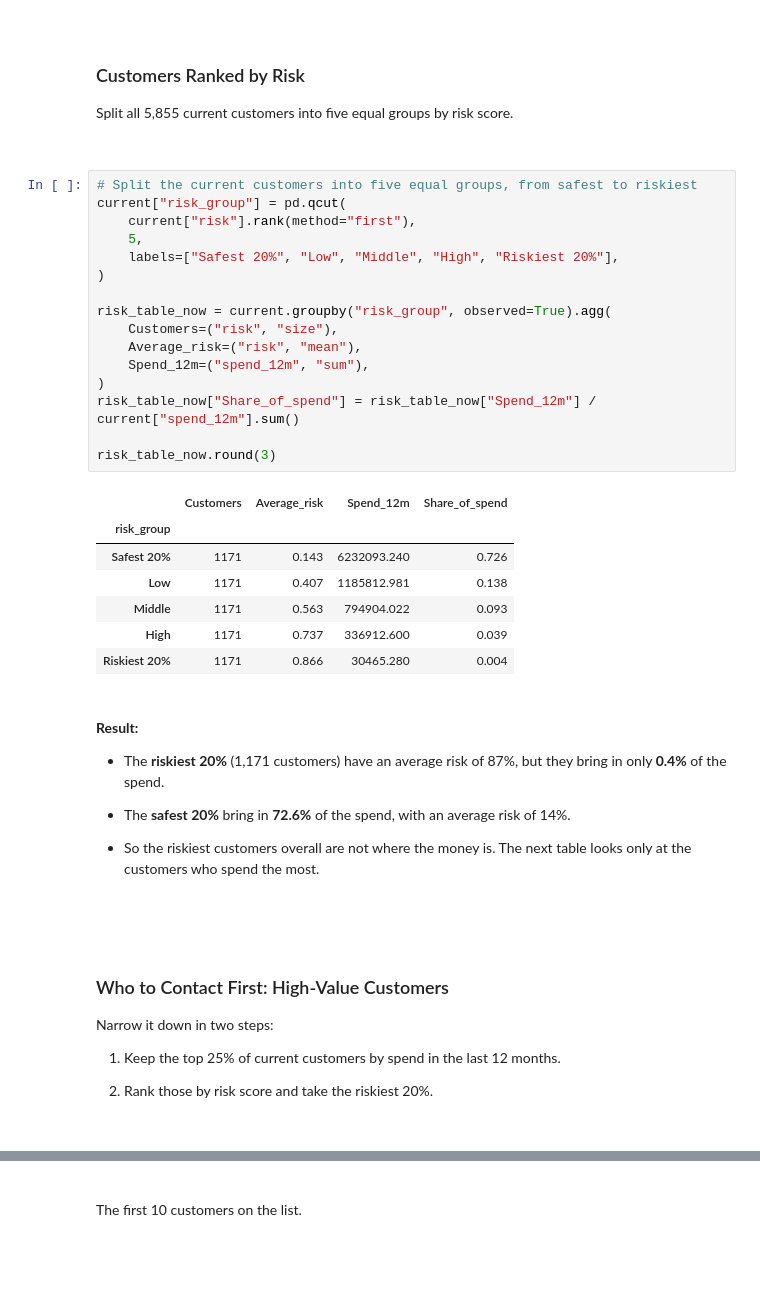
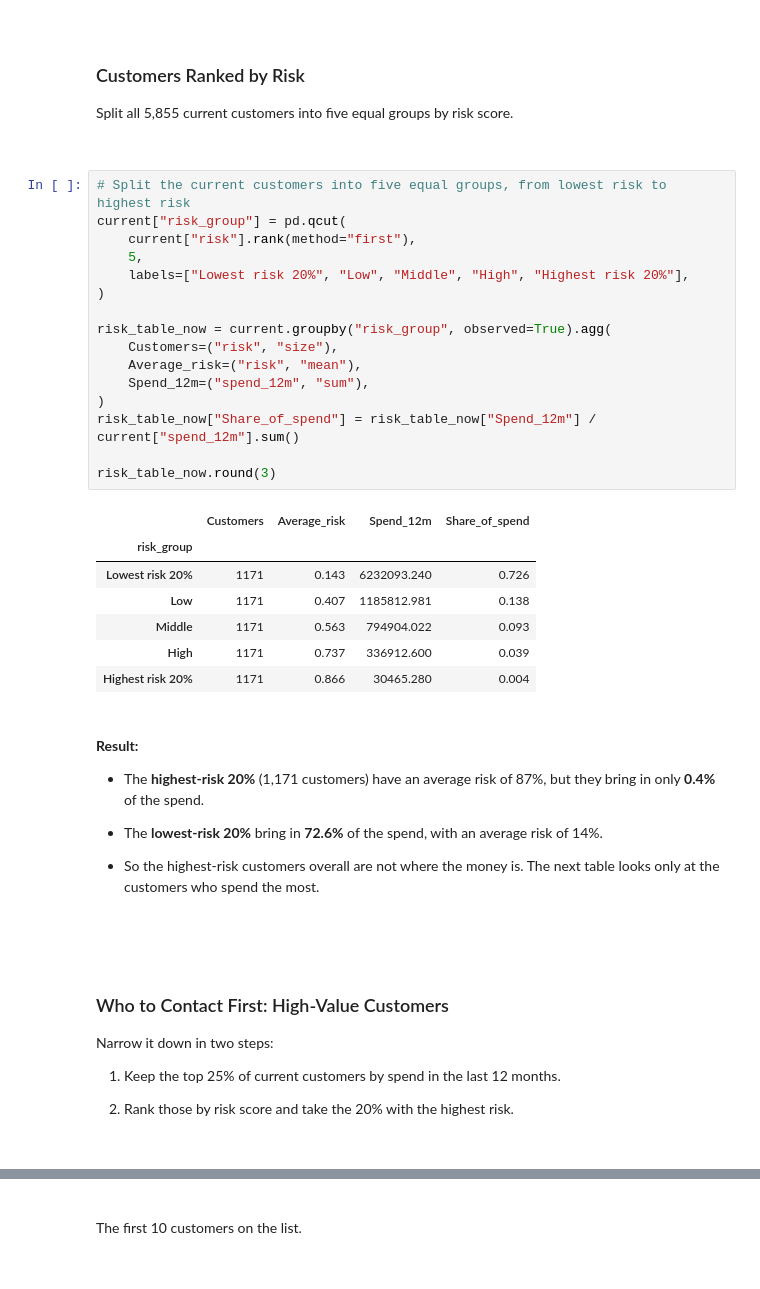
Before and after one commit to Rahulkulkarni2002/job-radar, a Jupyter notebook: tools/churn/churn.ipynb, the cells around one changed output, grey strips where cells are left out. Drawn from its saved outputs; the diff is of its cells as text.

Commit message:
Temporary: final churn files, lowest/highest risk wording
Co-Authored-By: Claude Fable 5.2 <noreply@anthropic.com>
Claude-Session: https://claude.ai/code/session_01E4YzfcLA8p1u4e4qnN3c7a

```diff
--- a/tools/churn/churn.ipynb
+++ b/tools/churn/churn.ipynb
@@ -826,39 +826,39 @@ Split all 5,855 current customers into five equal groups by risk score.
 
 <br>
 # %%
-# Split the current customers into five equal groups, from safest to riskiest
+# Split the current customers into five equal groups, from lowest risk to highest risk
 current["risk_group"] = pd.qcut(
     current["risk"].rank(method="first"),
     5,
-    labels=["Safest 20%", "Low", "Middle", "High", "Riskiest 20%"],
+    labels=["Lowest risk 20%", "Low", "Middle", "High", "Highest risk 20%"],
 )
 
 risk_table_now = current.groupby("risk_group", observed=True).agg(
     Customers=("risk", "size"),
     Average_risk=("risk", "mean"),
     Spend_12m=("spend_12m", "sum"),
 )
 risk_table_now["Share_of_spend"] = risk_table_now["Spend_12m"] / current["spend_12m"].sum()
 
 risk_table_now.round(3)
 # %% [output]
 |  | Customers | Average_risk | Spend_12m | Share_of_spend |
 | risk_group |  |  |  |  |
-| Safest 20% | 1171 | 0.143 | 6232093.240 | 0.726 |
+| Lowest risk 20% | 1171 | 0.143 | 6232093.240 | 0.726 |
 | Low | 1171 | 0.407 | 1185812.981 | 0.138 |
 | Middle | 1171 | 0.563 | 794904.022 | 0.093 |
 | High | 1171 | 0.737 | 336912.600 | 0.039 |
-| Riskiest 20% | 1171 | 0.866 | 30465.280 | 0.004 |
+| Highest risk 20% | 1171 | 0.866 | 30465.280 | 0.004 |
 # %% [markdown]
 <br>
 
 **Result:**
 
-- The **riskiest 20%** (1,171 customers) have an average risk of 87%, but they bring in only **0.4%** of the spend.
+- The **highest-risk 20%** (1,171 customers) have an average risk of 87%, but they bring in only **0.4%** of the spend.
 
-- The **safest 20%** bring in **72.6%** of the spend, with an average risk of 14%.
+- The **lowest-risk 20%** bring in **72.6%** of the spend, with an average risk of 14%.
 
-- So the riskiest customers overall are not where the money is. The next table looks only at the customers who spend the most.
+- So the highest-risk customers overall are not where the money is. The next table looks only at the customers who spend the most.
 
 <br>
 # %% [markdown]
@@ -870,7 +870,7 @@ Narrow it down in two steps:
 
 1. Keep the top 25% of current customers by spend in the last 12 months.
 
-2. Rank those by risk score and take the riskiest 20%.
+2. Rank those by risk score and take the 20% with the highest risk.
 
 <br>
 # %%
```
Also changed, not shown: parts of 6 cells of this notebook, 1 other file.
